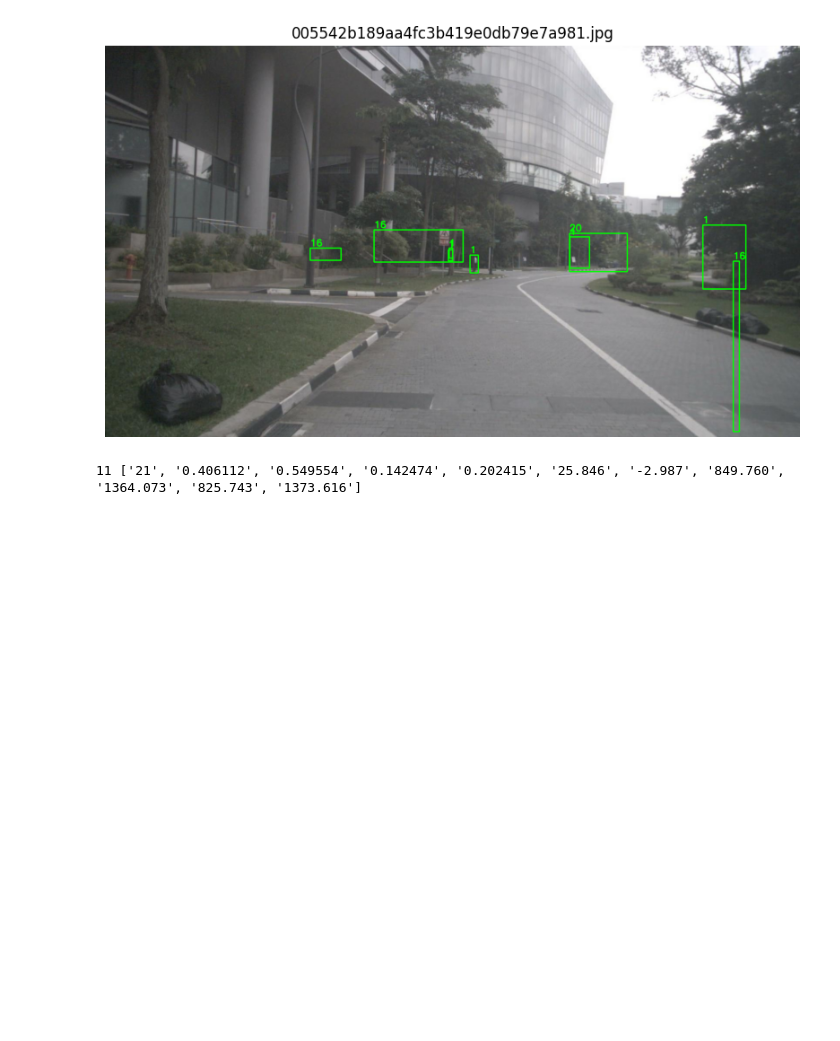
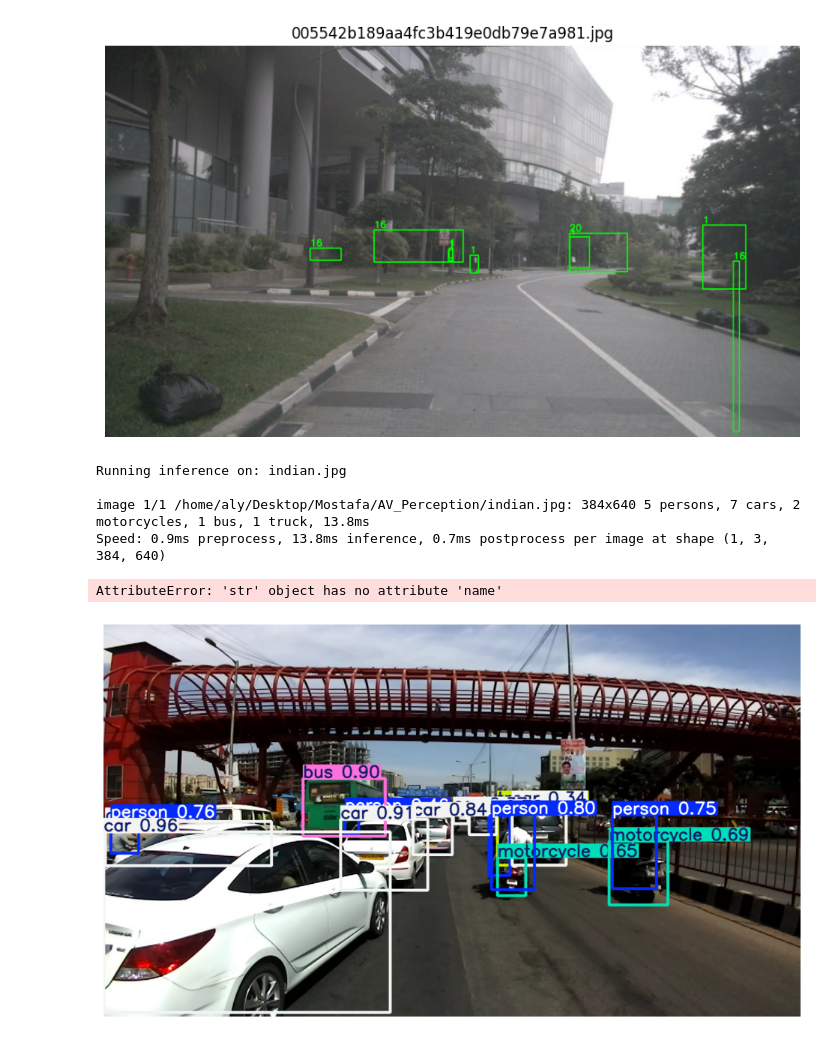
Before and after one commit to mostafa21314/AV_Perception, a Jupyter notebook: testing.ipynb, the cells around one changed output. Drawn from its saved outputs; the diff is of its cells as text; code cells hidden in the pictures; blank space fills up the shorter version.

```diff
--- a/testing.ipynb
+++ b/testing.ipynb
@@ -182,15 +182,46 @@ for img_file in image_files:
 [figure]
 [figure]
 # %%
-import os
-label_dir = '/home/mostafa21314/Extractor/output_yolo_format/labels'
-for fname in os.listdir(label_dir):
-    if fname.endswith('.txt'):
-        with open(os.path.join(label_dir, fname)) as f:
-            for line in f:
-                vals = line.strip().split()
-                print(len(vals), vals)
-                break  # just check the first line of each file
-        break  # just check the first file
+from ultralytics import YOLO
+import cv2
+import matplotlib.pyplot as plt
+import random
+from pathlib import Path
+
+# === CONFIG ===
+# Path to your trained YOLOv8x model
+model_path = 'yolov8x.pt'  # Adjust this if your file name is different
+
+# Path to validation images directory
+val_images_dir = Path('yolo_dataset/images/val')  # Change this if you used a different path
+
+# Pick a random image from validation set
+val_images = list(val_images_dir.glob('*.jpg')) + list(val_images_dir.glob('*.png'))
+assert val_images, "No validation images found in the specified directory."
+image_path = random.choice(val_images)
+image_path = 'indian.jpg'
+
+print(f"Running inference on: {image_path}")
+
+# === Load the trained model ===
+model = YOLO(model_path)
+
+# === Run inference ===
+results = model(str(image_path))
+
+# === Visualize predictions ===
+annotated_img = results[0].plot()
+
+# === Display with matplotlib ===
+plt.figure(figsize=(12, 8))
+plt.imshow(cv2.cvtColor(annotated_img, cv2.COLOR_BGR2RGB))
+plt.axis('off')
+plt.title(f'YOLOv8x Predictions on: {image_path.name}')
+plt.show()
 # %% [output]
-11 ['21', '0.406112', '0.549554', '0.142474', '0.202415', '25.846', '-2.987', '849.760', '1364.073', '825.743', '1373.616']
+Running inference on: indian.jpg
+
+image 1/1 /home/aly/Desktop/Mostafa/AV_Perception/indian.jpg: 384x640 5 persons, 7 cars, 2 motorcycles, 1 bus, 1 truck, 13.8ms
+Speed: 0.9ms preprocess, 13.8ms inference, 0.7ms postprocess per image at shape (1, 3, 384, 640)
+AttributeError: 'str' object has no attribute 'name'
+[figure, added]
```
Also changed, not shown: 3 other files.
